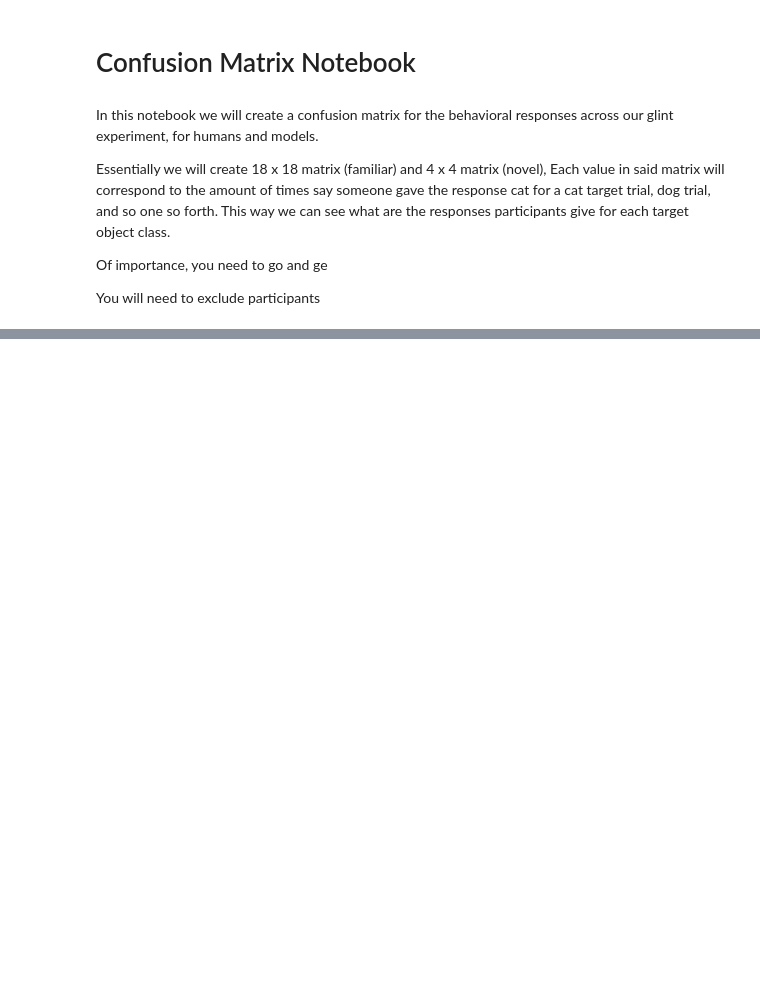
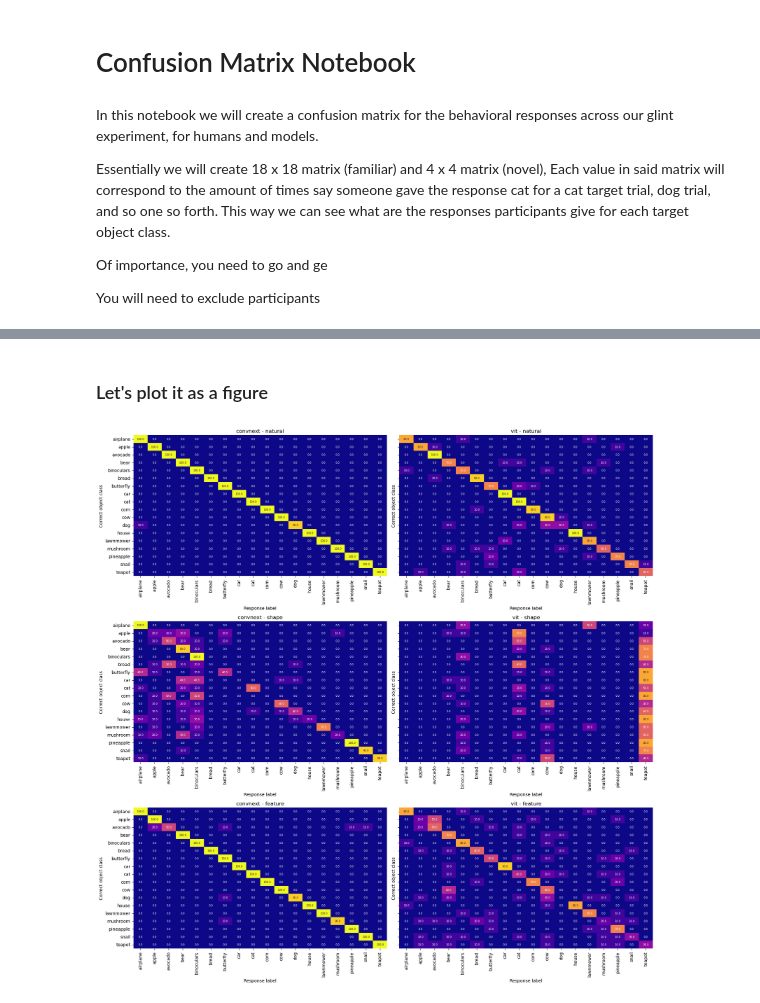
Before and after one commit to ars1399/glint_analysis, a Jupyter notebook: confusion_matrix_v1.ipynb, the cells around one changed output, grey strips where cells are left out. Saved outputs shown, nothing was run; the diff lists cells and outputs as text; code cells hidden in the pictures; blank space fills up the shorter version.

```diff
--- a/confusion_matrix_v1.ipynb
+++ b/confusion_matrix_v1.ipynb
@@ -311,0 +485,7 @@ Current condition: appearance_3
+# %%
+familiar_path = '/zpool/vladlab/data_drive/glint_master/data/model_data/familiar/models_combined/adult_familiar_all_models_raw.csv'
+
+familiar_df = pd.read_csv(familiar_path)
+print(familiar_df.head(1))
+models = familiar_df['id'].unique()
+print(models)
@@ -311,0 +558,48 @@ Current condition: appearance_3
+# %% [markdown]
+### Let's plot it as a figure
+# %%
+import pandas as pd
+import seaborn as sns
+import matplotlib.pyplot as plt
+
+fam_objects = ['airplane', 'apple', 'avocado', 'bear', 'binoculars', 'bread', 'butterfly', 'car', 'cat', 'corn', 'cow', 'dog', 'house', 'lawnmower', 'mushroom', 'pineapple', 'snail', 'teapot']
+conditions = ['natural', 'shape', 'feature']
+models = ['convnext', 'vit']
+
+
+fig, axes = plt.subplots(len(conditions), len(models), figsize=(18, 18), sharey=True)
+
+for i, condition in enumerate(conditions):
+    for j, model in enumerate(models):
+        ax = axes[i, j]
+        condition_data = familiar_df[(familiar_df['condition'] == condition) & (familiar_df['id'] == model)] # filter for the current condition and model predictions only
+        counts = pd.crosstab(
+            condition_data['test_obj'],
+            condition_data['pred_label']
+        )
+
+        counts = counts.reindex(index=fam_objects, columns=fam_objects, fill_value=0)
+
+        response_percent = counts.div(counts.sum(axis=1), axis=0).fillna(0) * 100
+
+        sns.heatmap(
+            response_percent,
+            ax=ax,
+            cmap='plasma', # could also use 'viridis', 'plasma', 'magma', or 'cividis' for better perceptual uniformity
+            vmin=0,
+            vmax=100,
+            annot=True,
+            fmt='.1f',
+            annot_kws={'fontsize':6},
+            cbar=ax is axes[-1]
+
+        )
+
+        ax.set_title(f'{model} - {condition}')
+        ax.set_xlabel('Response label')
+        ax.set_ylabel('Correct object class')
+
+plt.tight_layout()
+plt.show()
+# %% [output]
+[figure, added]
```
Also changed, not shown: parts of 27 cells of this notebook, 4 other files.
